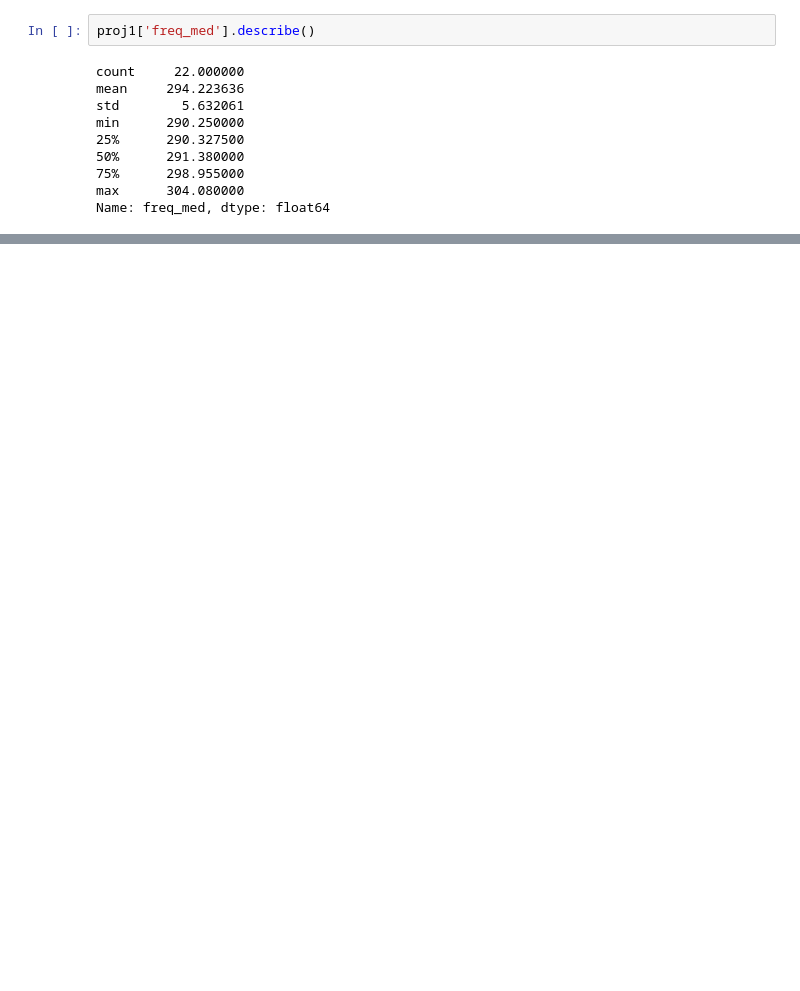
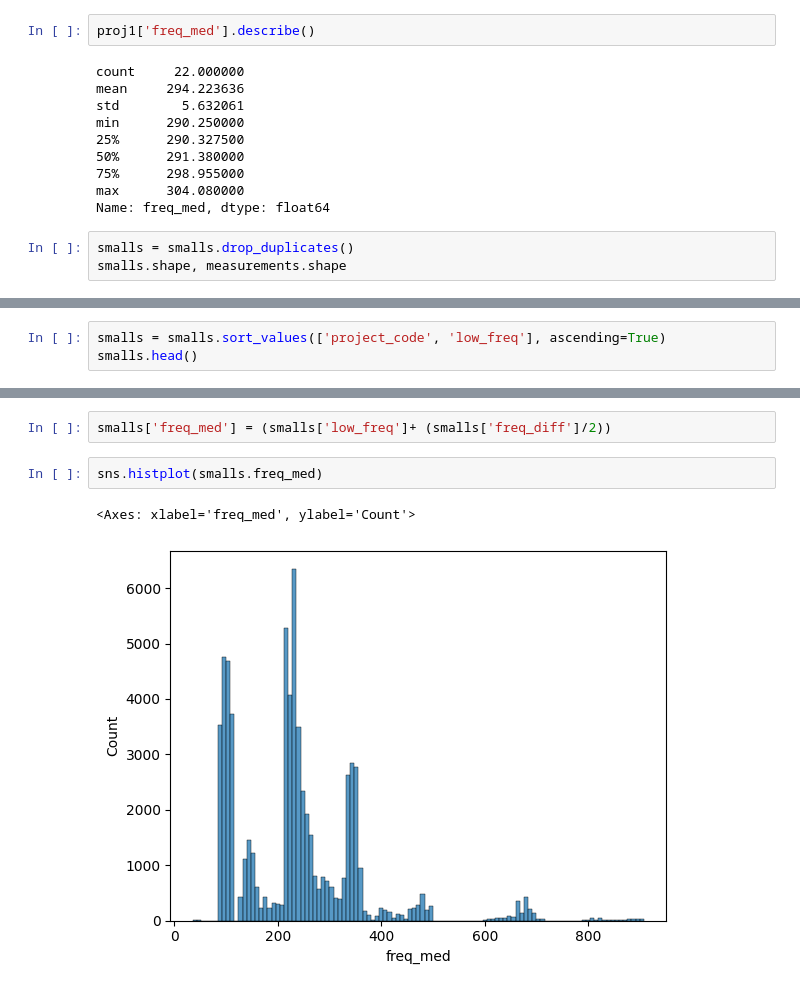
Before and after one commit to rlipps/NRAO_Capstone, a Jupyter notebook: data/measurement_test.ipynb, the cells around one changed output, grey strips where cells are left out. Drawn from its saved outputs; the diff is of its cells as text; blank space fills up the shorter version.

Commit message:
Update measurement_test EDA

```diff
--- a/data/measurement_test.ipynb
+++ b/data/measurement_test.ipynb
@@ -148,3 +148,6 @@ min      290.250000
 75%      298.955000
 max      304.080000
 Name: freq_med, dtype: float64
+# %%
+smalls = smalls.drop_duplicates()
+smalls.shape, measurements.shape
@@ -150,0 +156,3 @@ Name: freq_med, dtype: float64
+# %%
+smalls = smalls.sort_values(['project_code', 'low_freq'], ascending=True)
+smalls.head()
@@ -150,0 +166,7 @@ Name: freq_med, dtype: float64
+# %%
+smalls['freq_med'] = (smalls['low_freq']+ (smalls['freq_diff']/2))
+# %%
+sns.histplot(smalls.freq_med)
+# %% [output]
+<Axes: xlabel='freq_med', ylabel='Count'>
+[figure, added]
```
Also changed, not shown: parts of 5 cells of this notebook.
